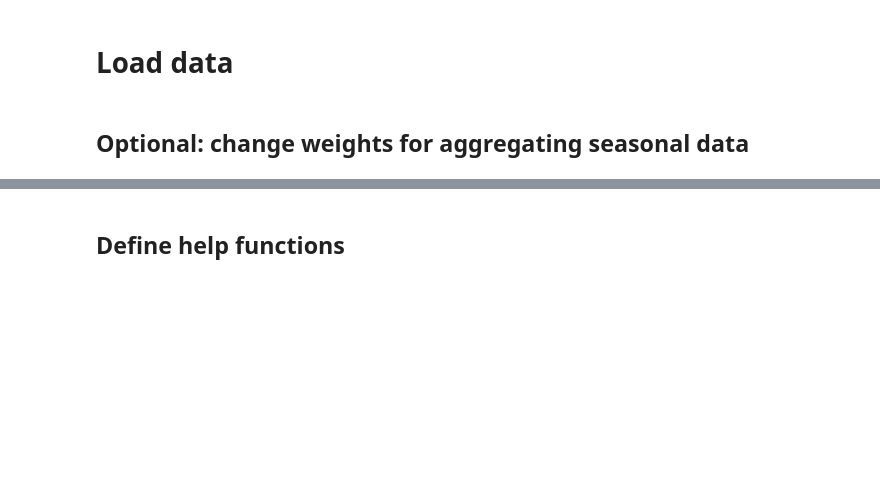
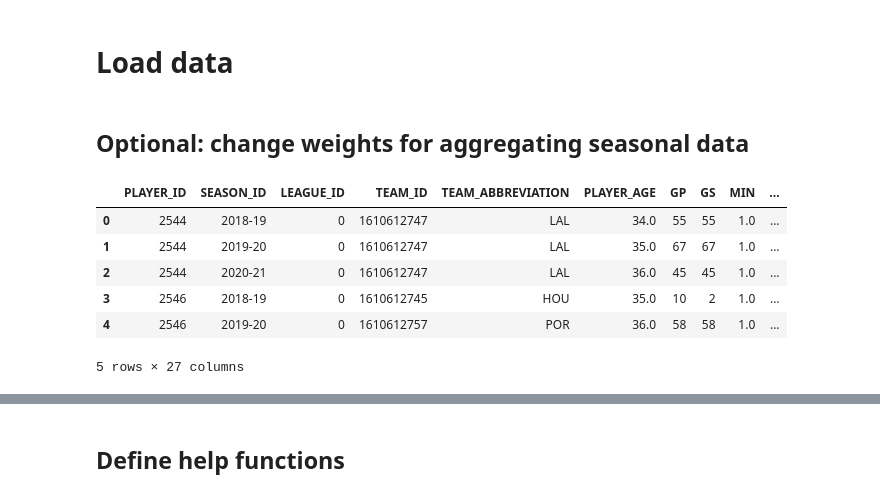
Before and after one commit to finnoh/data_science_project, a Jupyter notebook: recommmendation_engine.ipynb, the cells around one changed output, grey strips where cells are left out. Cells and saved outputs as stored; diff of their text form; code cells hidden in the pictures; blank space fills up the shorter version.

```diff
--- a/recommmendation_engine.ipynb
+++ b/recommmendation_engine.ipynb
@@ -42,6 +45,27 @@ w = [7/10, 2/10, 1/10]
 players_stats = players_stats[(players_stats['SEASON_ID'] == '2020-21') |
                               (players_stats['SEASON_ID'] == '2019-20') |
                               (players_stats['SEASON_ID'] == '2018-19')].reset_index().drop(columns=['index'])
+# %%
+# get data per game
+
+col_div = ['MIN', 'FGM', 'FGA', 'FG3M', 'FG3A', 'FTM', 'FTA', 'OREB', 'DREB', 'REB', 'AST', 'STL',
+           'BLK', 'TOV', 'PF', 'PTS']
+col_idx =  [list(players_stats.columns).index(i) for i in col_div]
+
+for i in range(players_stats.shape[0]):
+    n_games = players_stats["MIN"][i] #  per 'GP' or per 'MIN'?
+    for j in col_idx:
+        players_stats.iloc[i, j] /= n_games
+
+display(players_stats.head())
+# %% [output]
+|  | PLAYER_ID | SEASON_ID | LEAGUE_ID | TEAM_ID | TEAM_ABBREVIATION | PLAYER_AGE | GP | GS | MIN | ... |
+| 0 | 2544 | 2018-19 | 0 | 1610612747 | LAL | 34.0 | 55 | 55 | 1.0 | ... |
+| 1 | 2544 | 2019-20 | 0 | 1610612747 | LAL | 35.0 | 67 | 67 | 1.0 | ... |
+| 2 | 2544 | 2020-21 | 0 | 1610612747 | LAL | 36.0 | 45 | 45 | 1.0 | ... |
+| 3 | 2546 | 2018-19 | 0 | 1610612745 | HOU | 35.0 | 10 | 2 | 1.0 | ... |
+| 4 | 2546 | 2019-20 | 0 | 1610612757 | POR | 36.0 | 58 | 58 | 1.0 | ... |
+5 rows × 27 columns
 # %%
 def combine_seasons(player_id, weights):
     df = players_stats[players_stats['PLAYER_ID'] == player_id]
```
Also changed, not shown: parts of 30 cells of this notebook.
